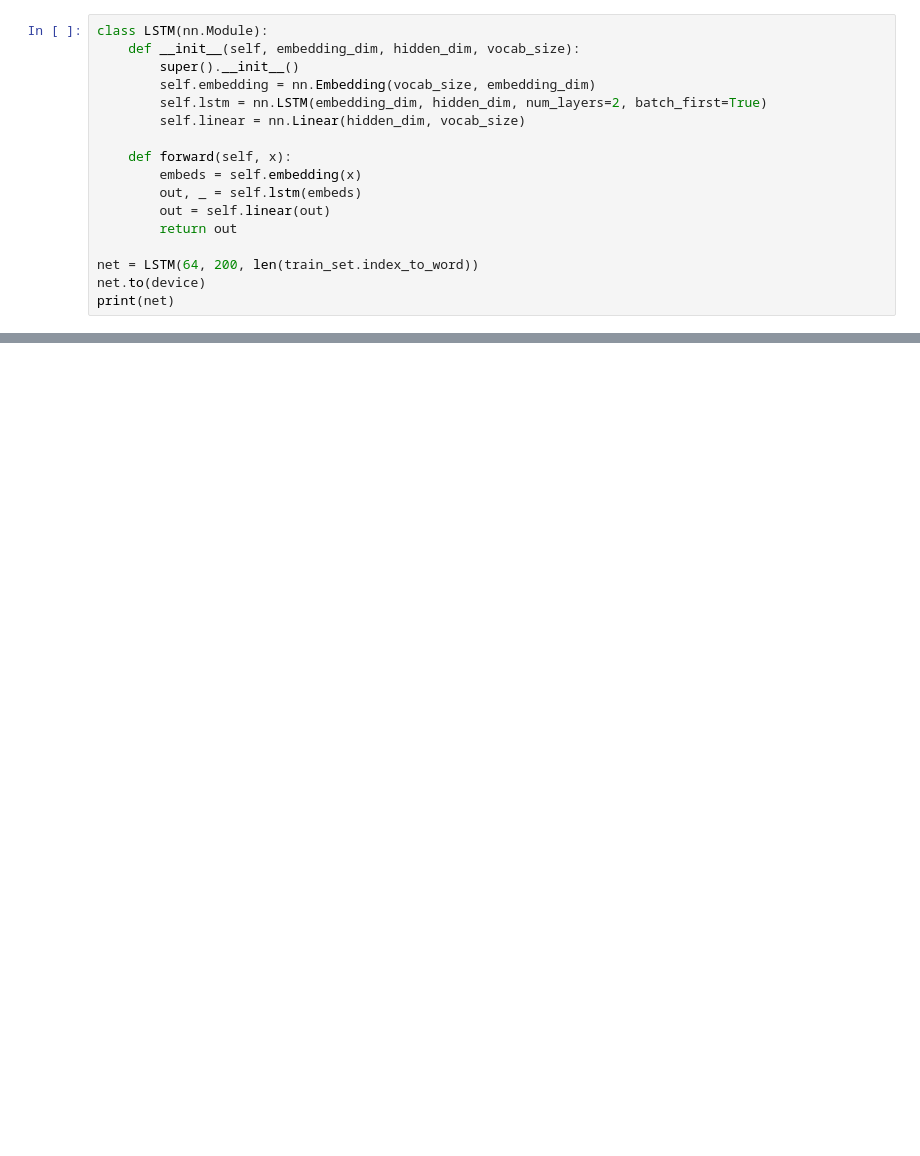
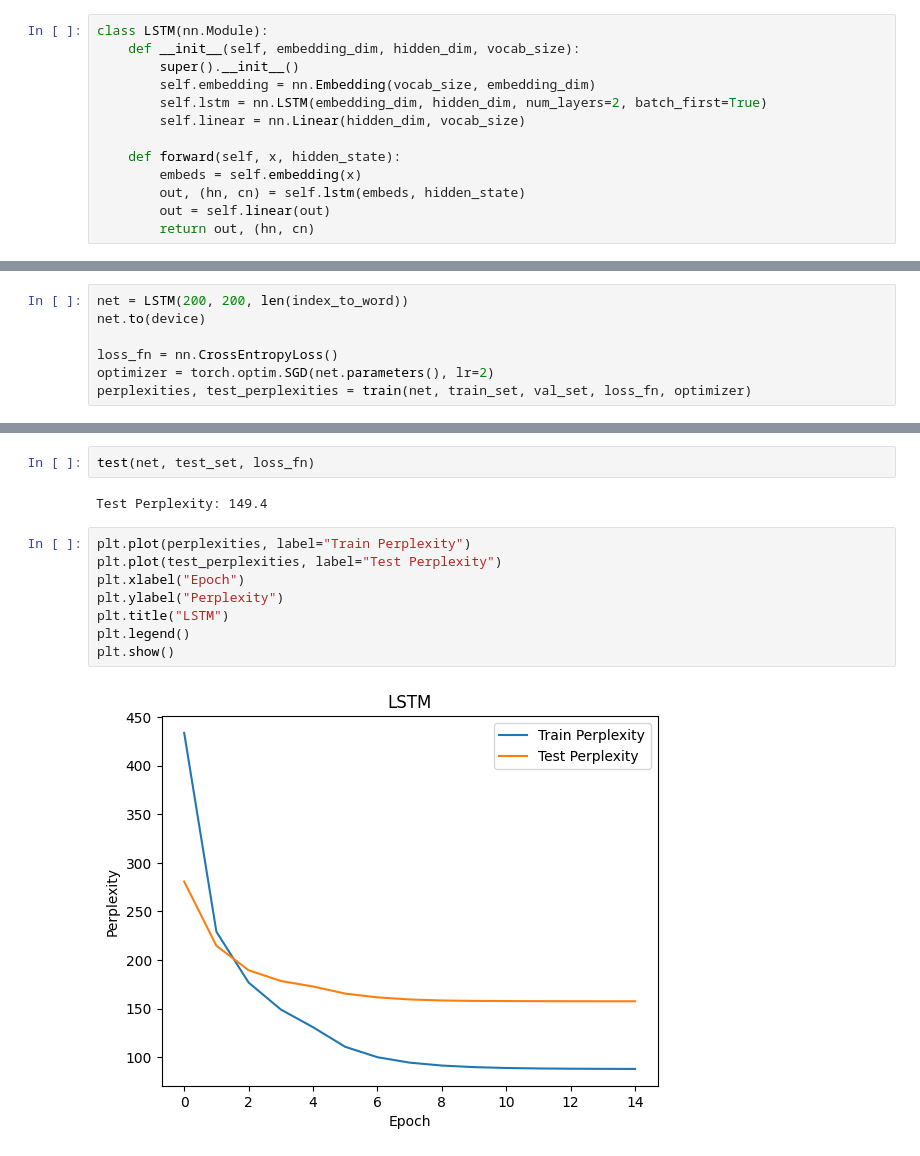
Before and after one commit to eminalparslan/CS-5787-Assignments, a Jupyter notebook: ex2_eaa84_ml2837/CS5787assignment2.ipynb, the cells around one changed output, grey strips where cells are left out. Drawn from its saved outputs; the diff is of its cells as text; blank space fills up the shorter version.

```diff
--- a/ex2_eaa84_ml2837/CS5787assignment2.ipynb
+++ b/ex2_eaa84_ml2837/CS5787assignment2.ipynb
@@ -111,12 +236,8 @@ class LSTM(nn.Module):
         self.lstm = nn.LSTM(embedding_dim, hidden_dim, num_layers=2, batch_first=True)
         self.linear = nn.Linear(hidden_dim, vocab_size)
 
-    def forward(self, x):
+    def forward(self, x, hidden_state):
         embeds = self.embedding(x)
-        out, _ = self.lstm(embeds)
+        out, (hn, cn) = self.lstm(embeds, hidden_state)
         out = self.linear(out)
-        return out
-
-net = LSTM(64, 200, len(train_set.index_to_word))
-net.to(device)
-print(net)
+        return out, (hn, cn)
@@ -128,0 +244,7 @@ LSTM(
+# %%
+net = LSTM(200, 200, len(index_to_word))
+net.to(device)
+
+loss_fn = nn.CrossEntropyLoss()
+optimizer = torch.optim.SGD(net.parameters(), lr=2)
+perplexities, test_perplexities = train(net, train_set, val_set, loss_fn, optimizer)
@@ -128,0 +269,14 @@ LSTM(
+# %%
+test(net, test_set, loss_fn)
+# %% [output]
+Test Perplexity: 149.4
+# %%
+plt.plot(perplexities, label="Train Perplexity")
+plt.plot(test_perplexities, label="Test Perplexity")
+plt.xlabel("Epoch")
+plt.ylabel("Perplexity")
+plt.title("LSTM")
+plt.legend()
+plt.show()
+# %% [output]
+[figure, added]
```
Also changed, not shown: parts of 28 cells of this notebook, 5 other files.
